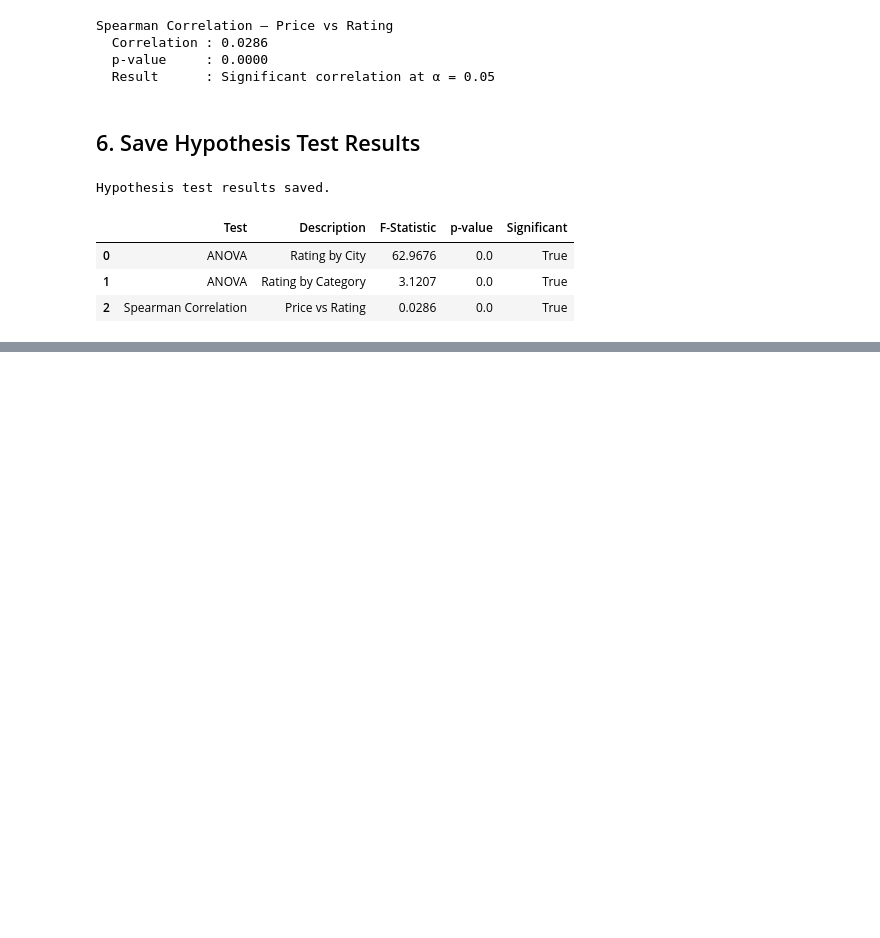
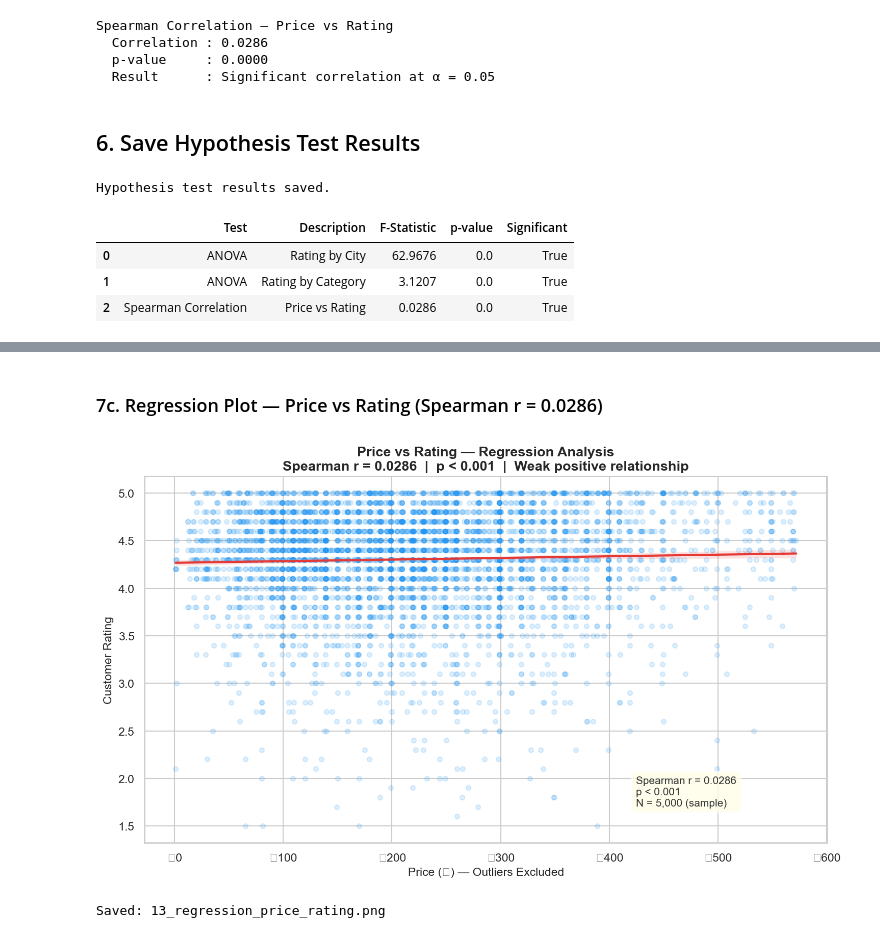
Before and after one commit to kshitij2212/Hopper_C-2_SwiggyDataAnalysis, a Jupyter notebook: notebooks/04_statistical_analysis.ipynb, the cells around one changed output, grey strips where cells are left out. Cells and saved outputs as stored; diff of their text form; code cells hidden in the pictures; blank space fills up the shorter version.

```diff
--- a/notebooks/04_statistical_analysis.ipynb
+++ b/notebooks/04_statistical_analysis.ipynb
@@ -239,0 +370,35 @@ Hypothesis test results saved.
+# %% [markdown]
+### 7c. Regression Plot — Price vs Rating (Spearman r = 0.0286)
+# %%
+sample_df = df_clean_price[['price_inr', 'rating']].dropna().sample(
+    n=min(5000, len(df_clean_price)), random_state=42
+)
+
+fig, ax = plt.subplots(figsize=(10, 6))
+sns.regplot(
+    data=sample_df, x='price_inr', y='rating',
+    scatter_kws={'alpha': 0.15, 'color': '#2196F3', 's': 20},
+    line_kws={'color': '#E53935', 'linewidth': 2},
+    ax=ax
+)
+ax.set_title(
+    'Price vs Rating — Regression Analysis\n'
+    'Spearman r = 0.0286  |  p < 0.001  |  Weak positive relationship',
+    fontsize=13, fontweight='bold'
+)
+ax.set_xlabel('Price (₹) — Outliers Excluded', fontsize=11)
+ax.set_ylabel('Customer Rating', fontsize=11)
+ax.xaxis.set_major_formatter(mticker.FuncFormatter(lambda x, _: f'₹{int(x)}'))
+ax.annotate(
+    'Spearman r = 0.0286\np < 0.001\nN = {:,} (sample)'.format(len(sample_df)),
+    xy=(0.72, 0.10), xycoords='axes fraction',
+    fontsize=10, color='#333333',
+    bbox=dict(boxstyle='round,pad=0.4', fc='#FFFDE7', alpha=0.8)
+)
+plt.tight_layout()
+plt.savefig(FIGURES_PATH / '13_regression_price_rating.png', bbox_inches='tight', dpi=150)
+plt.show()
+print('Saved: 13_regression_price_rating.png')
+# %% [output]
+[figure, added]
+Saved: 13_regression_price_rating.png
```
Also changed, not shown: parts of 11 cells of this notebook, 6 other files.
